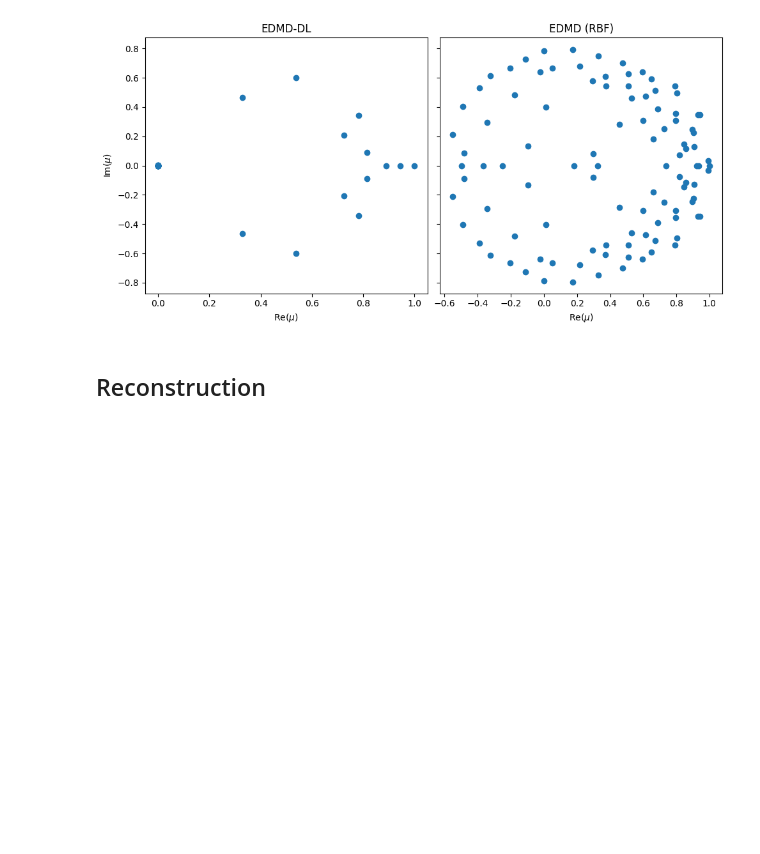
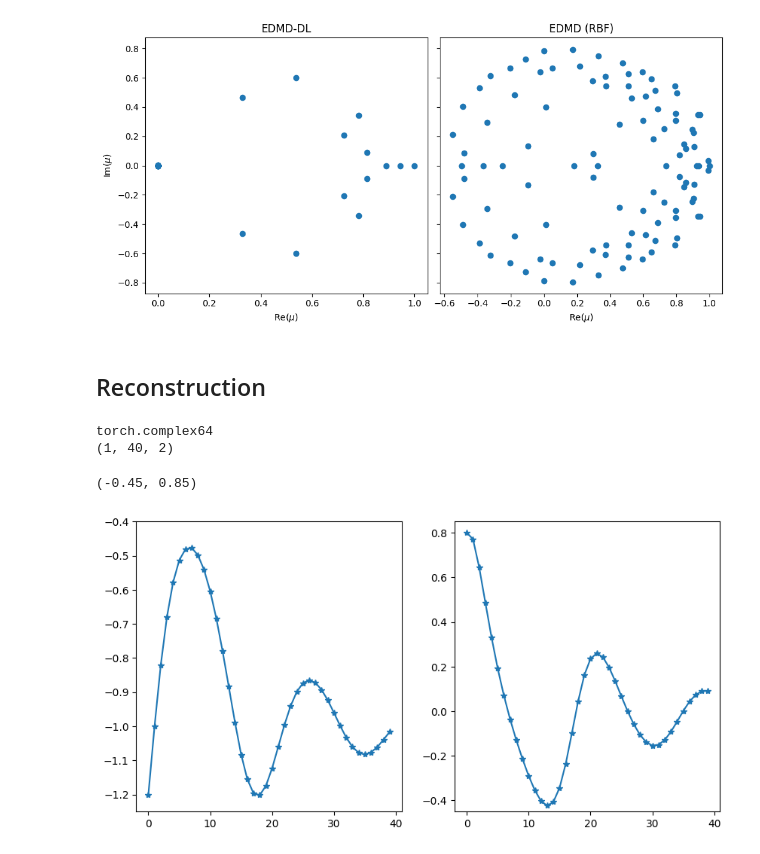
Before and after one commit to ReichtumQian/KoopmanDL, a Jupyter notebook: example/DuffingOscillator.ipynb, the cells around one changed output. Cells and saved outputs as stored; diff of their text form; code cells hidden in the pictures; blank space fills up the shorter version.

```diff
--- a/example/DuffingOscillator.ipynb
+++ b/example/DuffingOscillator.ipynb
@@ -84,10 +84,10 @@ batch_size = 10000
 
 
 net = kdl.TanhResNetWithNonTrainable(D, M, hidden_layer_sizes, non_trainables)
-
+net.load_state_dict(torch.load('../Model/DuffingOscillator.pth'))
 opt = torch.optim.Adam(net.parameters(), lr)
 dic = kdl.TrainableDictionary(M, net, opt)
 solver = kdl.EDMDDLSolver(dic, reg)
-solver.solve(data_x_train, data_y_train, n_epochs, batch_size)
+#solver.solve(data_x_train, data_y_train, n_epochs, batch_size)
 K = solver.compute_K(data_x_train, data_y_train, reg_final)
-solver.eig_decomp(K)
+solver.compute_eig(K)
@@ -156,11 +138,26 @@ fig.tight_layout()
 ## Reconstruction
 # %%
 n_init = 1
-traj_len = 10
+traj_len = 40
 seed = 111
 traj_t_step = 0.25
 x_min = -2
 x_max = 2
 
-data_x_test = flowmap.generate_traj_data(duffing, n_init, traj_len, traj_t_step, x_min, x_max, seed)
-data_y_test = flowmap.generate_next_data(duffing, data_x_test, traj_t_step)
+#data_x_test = flowmap.generate_traj_data(duffing, n_init, traj_len, traj_t_step, x_min, x_max, seed)
+#data_y_test = flowmap.generate_next_data(duffing, data_x_test, traj_t_step)
+
+x_0 = torch.tensor([[-1.2, 0.8]])
+print(solver.right_eigenvectors.dtype)
+Predict = solver.Predict(x_0,traj_len).detach().numpy()
+print(Predict.shape)
+fig, (ax1,ax2) = plt.subplots(1,2, figsize=(10,5))
+ax1.plot(Predict[0,:,0],'-*')
+ax1.set_ylim([-1.25,-0.4])
+ax2.plot(Predict[0,:,1],'-*')
+ax2.set_ylim([-0.45,0.85])
+# %% [output]
+torch.complex64
+(1, 40, 2)
+(-0.45, 0.85)
+[figure, added]
```
Also changed, not shown: parts of 1 cell of this notebook, 2 other files.
